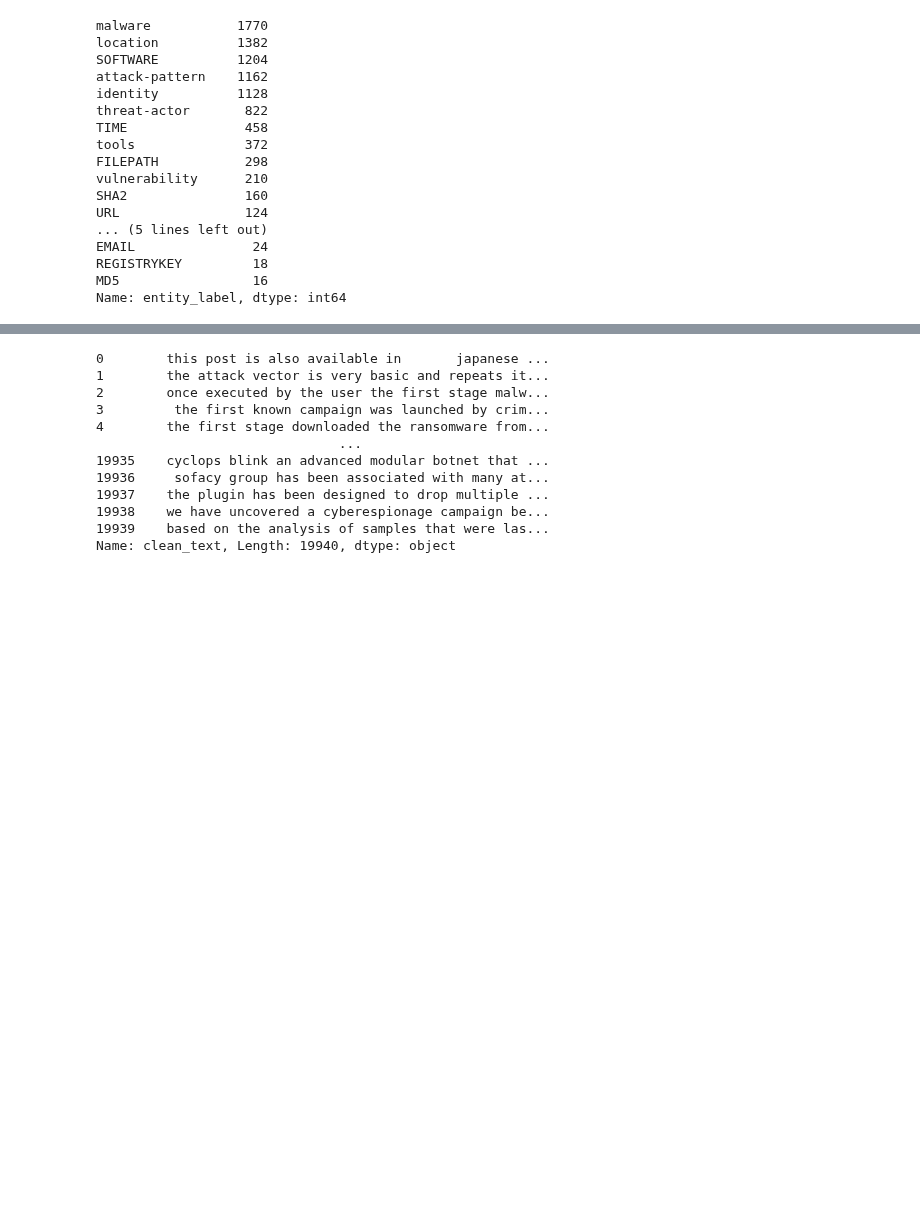
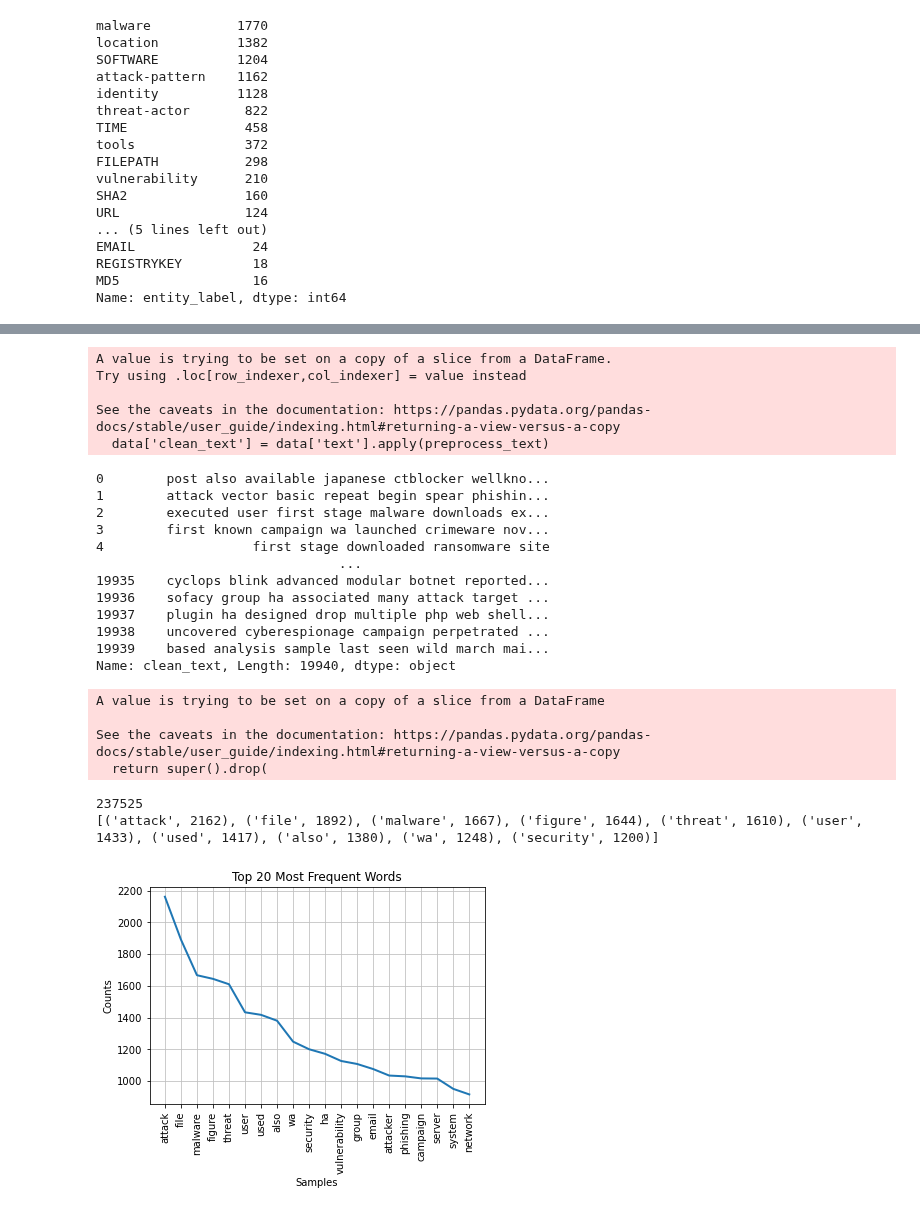
Before and after one commit to kkipkorir/cyber-threat-intelligence, a Jupyter notebook: notebook.ipynb, the cells around one changed output, grey strips where cells are left out. Cells and saved outputs as stored; diff of their text form; code cells hidden in the pictures; blank space fills up the shorter version.

```diff
--- a/notebook.ipynb
+++ b/notebook.ipynb
@@ -151,0 +164,4 @@ Name: entity_label, dtype: int64
+# %%
+#helps classify the text easily
+df['binary_label'] = df['label'].apply(lambda x: 'benign' if pd.isna(x) else 'malicious')
+df.info()
@@ -152 +194,3 @@ Name: entity_label, dtype: int64
+# %%
+data = df[['text','binary_label']]
 # %%
@@ -187,15 +236,64 @@ df['clean_text'] = df['text'].astype(str).apply(clean_text)
+# %%
+lemmatizer = WordNetLemmatizer()
+
+stop_words = set(stopwords.words('english'))
+punctuations = set(string.punctuation)
+
+def preprocess_text(text):
+    text = text.lower()
+    text = re.sub(r'[^a-z\s]', '', text)
+    tokens = word_tokenize(text)
+    tokens = [lemmatizer.lemmatize(token) for token in tokens]
+    tokens = [token for token in tokens if token not in stop_words]
+    processed_text = ' '.join(tokens)
+    return processed_text
+
+data['clean_text'] = data['text'].apply(preprocess_text)
+# %% [output]
+A value is trying to be set on a copy of a slice from a DataFrame.
+Try using .loc[row_indexer,col_indexer] = value instead
+
+See the caveats in the documentation: https://pandas.pydata.org/pandas-docs/stable/user_guide/indexing.html#returning-a-view-versus-a-copy
+  data['clean_text'] = data['text'].apply(preprocess_text)
 # %%
-df['clean_text']
+data['clean_text']
 # %% [output]
-0        this post is also available in       japanese ...
-1        the attack vector is very basic and repeats it...
-2        once executed by the user the first stage malw...
-3         the first known campaign was launched by crim...
-4        the first stage downloaded the ransomware from...
+0        post also available japanese ctblocker wellkno...
+1        attack vector basic repeat begin spear phishin...
+2        executed user first stage malware downloads ex...
+3        first known campaign wa launched crimeware nov...
+4                   first stage downloaded ransomware site
                                ...
-19935    cyclops blink an advanced modular botnet that ...
-19936     sofacy group has been associated with many at...
-19937    the plugin has been designed to drop multiple ...
-19938    we have uncovered a cyberespionage campaign be...
-19939    based on the analysis of samples that were las...
+19935    cyclops blink advanced modular botnet reported...
+19936    sofacy group ha associated many attack target ...
+19937    plugin ha designed drop multiple php web shell...
+19938    uncovered cyberespionage campaign perpetrated ...
+19939    based analysis sample last seen wild march mai...
 Name: clean_text, Length: 19940, dtype: object
+# %%
+data.drop(columns=['text'], inplace=True)
+# %% [output]
+A value is trying to be set on a copy of a slice from a DataFrame
+
+See the caveats in the documentation: https://pandas.pydata.org/pandas-docs/stable/user_guide/indexing.html#returning-a-view-versus-a-copy
+  return super().drop(
+# %%
+all_words = []
+
+for text in data['clean_text'].dropna():
+    tokens = word_tokenize(text.lower())
+    all_words.extend(tokens)
+
+#frequency distribution
+fdist = FreqDist(all_words)
+print(len(all_words))
+
+#visualizing the most common words
+print(fdist.most_common(10))
+
+# Plot the top 20 words
+fdist.plot(20, title='Top 20 Most Frequent Words');
+# %% [output]
+237525
+[('attack', 2162), ('file', 1892), ('malware', 1667), ('figure', 1644), ('threat', 1610), ('user', 1433), ('used', 1417), ('also', 1380), ('wa', 1248), ('security', 1200)]
+[figure, added]
```
Also changed, not shown: parts of 52 cells of this notebook, 2 other files.
